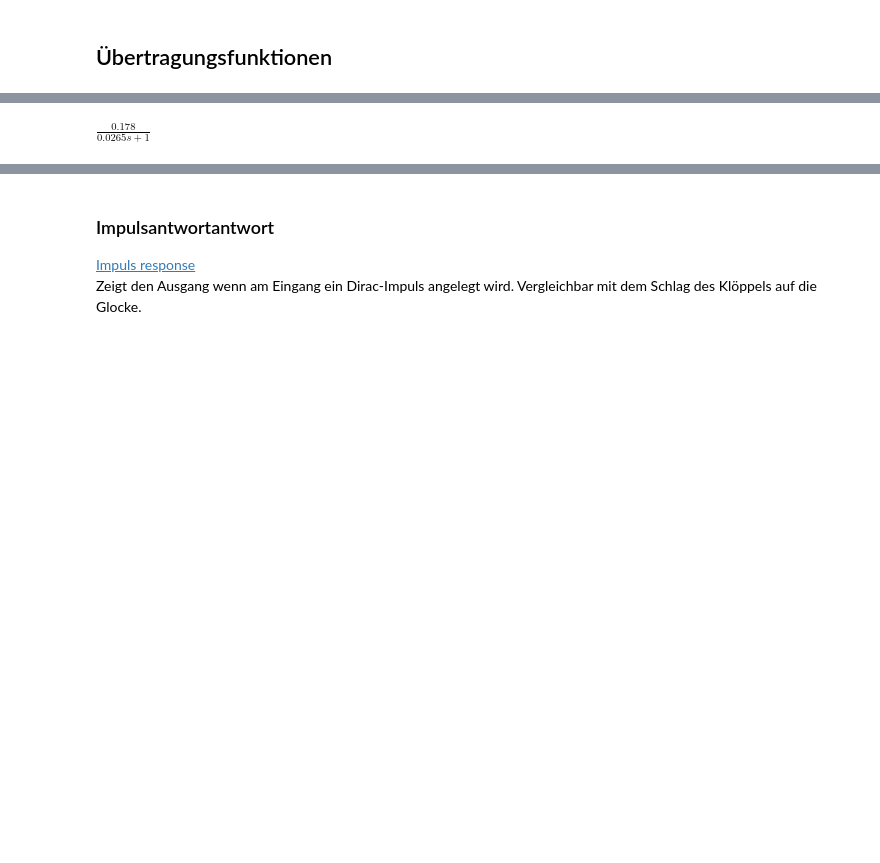
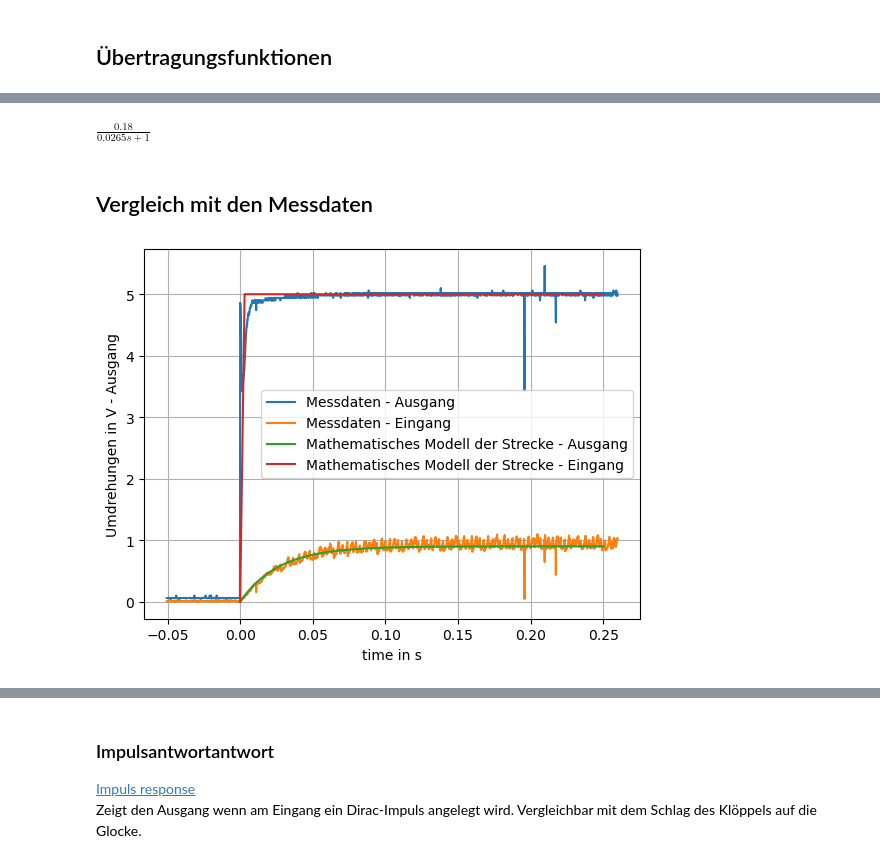
Before and after one commit to lg-eng/jupyter-notebooks, a Jupyter notebook: MessdatenVergleichStrecke.ipynb, the cells around one changed output, grey strips where cells are left out. Drawn from its saved outputs; the diff is of its cells as text; code cells hidden in the pictures; blank space fills up the shorter version.

```diff
--- a/MessdatenVergleichStrecke.ipynb
+++ b/MessdatenVergleichStrecke.ipynb
@@ -14,8 +13,51 @@ Matplotlib created a temporary config/cache directory at /tmp/matplotlib-od14niv
 # %%
-K=0.178
+#Einstellungen
+#der Messung
+device = 'Tek' #Tek for Tektronix 'Dig' fpr Digilent
+filename = 'TEK00003.csv' #Name of the fiel containing the measeruement Data '3V.csv'
+Sprung_Endwert = 5 # Wie hoch ist der Sprung der gemessen wurde in V
+time_measured = 0.25 # Wie lange wurde gemessen
+
+# Strecke
+K=0.18
 T=0.0265
+
+# Übertragungsfunktion
 G1= TransferFunction(K, 1+T*s, s)
 display(G1)
 # %% [output]
-$\displaystyle \frac{0.178}{0.0265 s + 1}$
+$\displaystyle \frac{0.18}{0.0265 s + 1}$
+# %% [markdown]
+## Vergleich mit den Messdaten
+# %%
+# daten des mathematisches Modell plotten
+dataSim = step_response_numerical_data(G1,upper_limit=time_measured)
+
+#Messdaten importieren
+import pandas as pd
+
+if device == 'Dig':
+    #Von Digilent
+    df = pd.read_csv(filename,header=10) # Hier müssen eventuell einstellungen gemacht werden um Messdaten aus unterscheidlichen Quellen korrekt zu lesen
+elif device == 'Tek':
+    #Von Tektronix
+    df = pd.read_csv(filename,encoding='ansi',header=14)
+
+
+df.columns = ['time', 'channel1', 'channel2'] # Spalten umbenennen für vereinfachte programmierung
+
+#df.channel1 = df.channel1.rolling(window=100).mean() #Gleitender Mittelwert
+
+# Daten plotten
+plt.plot(df.time,df.channel1,label='Messdaten - Ausgang')
+plt.plot(df.time,df.channel2,label='Messdaten - Eingang')
+plt.plot(dataSim[0],[item * Sprung_Endwert for item in dataSim[1]],label='Mathematisches Modell der Strecke - Ausgang')
+plt.plot(dataSim[0],Sprung_Endwert*np.sign(dataSim[0]),label='Mathematisches Modell der Strecke - Eingang')
+plt.legend()
+plt.xlabel('time in s')
+plt.ylabel('Umdrehungen in V - Ausgang')
+plt.grid()
+plt.show()
+# %% [output]
+[figure, added]
 # %% [markdown]
```
Also changed, not shown: parts of 11 cells of this notebook.
